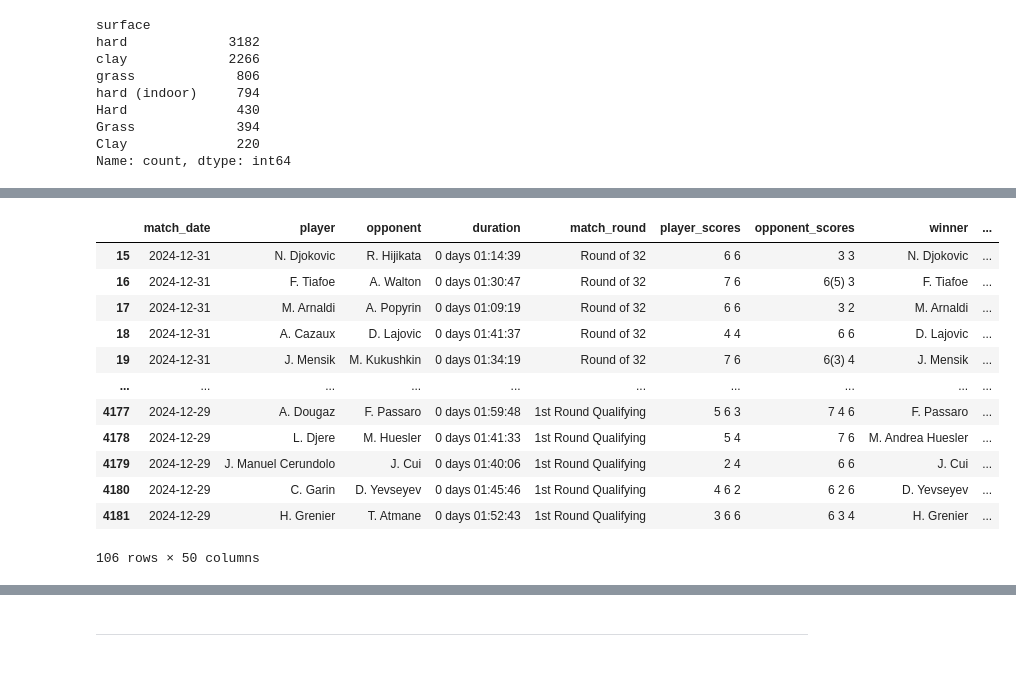
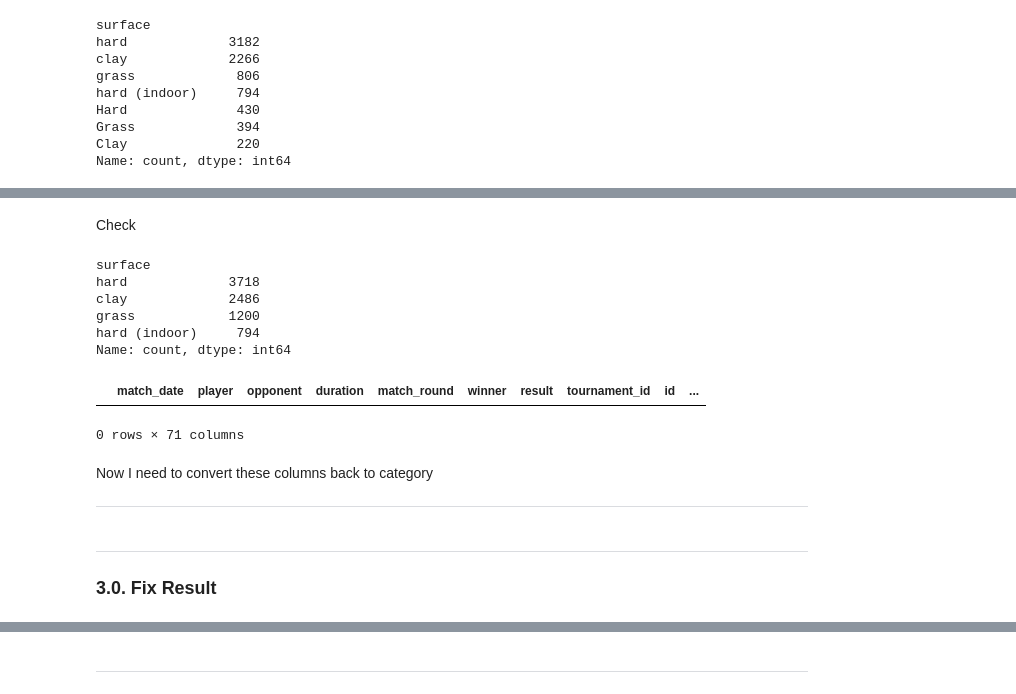
Before and after one commit to FerrucciS/matchedge, a Jupyter notebook: notebooks/feature_engineering.ipynb, the cells around one changed output, grey strips where cells are left out. Saved outputs shown, nothing was run; the diff lists cells and outputs as text; code cells hidden in the pictures; blank space fills up the shorter version.

```diff
--- a/notebooks/feature_engineering.ipynb
+++ b/notebooks/feature_engineering.ipynb
@@ -219,2 +203,2 @@ p2_df
 # %%
-player_stats_df = pd.concat([p1_df, p2_df], ignore_index=True)
+df_matches = pd.concat([p1_df, p2_df], ignore_index=True)
@@ -271,0 +217,27 @@ player_stats_df.describe()
+# %%
+df_matches.rename(columns={
+    'first_serve': 'first_serve_percentage',
+    '1st_serve_points_won': '1st_serve_percentage_won',
+    '2nd_serve_points_won': '2nd_serve_percentage_won',
+    'break_points_saved': 'break_points_percentage_saved',
+    '1st_serve_return_points_won': '1st_serve_return_percentage_won',
+    '2nd_serve_return_points_won': '2nd_serve_return_percentage_won',
+    'break_points_converted': 'break_points_converted_percentage',
+    'net_points_won': 'percent_net_points_won',
+    'service_points_won': 'service_points_percent_won',
+    'return_points_won': 'return_points_percent_won',
+    'total_points_won': 'percent_total_points_won',
+}, inplace=True)
+df_matches.rename(columns={
+    'opponent_first_serve': 'opponent_first_serve_percentage',
+    'opponent_1st_serve_points_won': 'opponent_1st_serve_percentage_won',
+    'opponent_2nd_serve_points_won': 'opponent_2nd_serve_percentage_won',
+    'opponent_break_points_saved': 'opponent_break_points_percentage_saved',
+    'opponent_1st_serve_return_points_won': 'opponent_1st_serve_return_percentage_won',
+    'opponent_2nd_serve_return_points_won': 'opponent_2nd_serve_return_percentage_won',
+    'opponent_break_points_converted': 'opponent_break_points_converted_percentage',
+    'opponent_net_points_won': 'opponent_percent_net_points_won',
+    'opponent_service_points_won': 'opponent_service_points_percent_won',
+    'opponent_return_points_won': 'opponent_return_points_percent_won',
+    'opponent_total_points_won': 'opponent_percent_total_points_won'
+}, inplace=True)
@@ -287,18 +278,30 @@ Name: count, dtype: int64
 # %%
 df_tournament = pd.read_csv('/Users/samueleferrucci/Documents/Coding/Projects/Tennis ML/data/clean/all_tournaments.csv')
+# %%
+# Create a lookup DataFrame with the tournament_id as index
+df_tournament_sub = df_tournament[(df_tournament['id']==339) | (df_tournament['id']==336)]
+tournament_lookup = df_tournament_sub.set_index('id')[['level', 'location', 'surface']]
+
+# Fill missing values in df_matches by mapping from lookup
+for col in ['level', 'location', 'surface']:
+    df_matches[col] = df_matches[col].fillna(
+        df_matches['tournament_id'].map(tournament_lookup[col])
+    )
+# %%
+df_matches["surface"] = df_matches["surface"].apply(lambda x: x.lower())
+# %% [markdown]
+Check
+# %%
+df_matches["surface"].value_counts()
+# %% [output]
+surface
+hard             3718
+clay             2486
+grass            1200
+hard (indoor)     794
+Name: count, dtype: int64
 # %%
-player_stats_df[player_stats_df["surface"].isna()]
+df_matches[df_matches["surface"].isna()]
 # %% [output]
-|  | match_date | player | opponent | duration | match_round | player_scores | opponent_scores | winner | ... |
-| 15 | 2024-12-31 | N. Djokovic | R. Hijikata | 0 days 01:14:39 | Round of 32 | 6 6 | 3 3 | N. Djokovic | ... |
-| 16 | 2024-12-31 | F. Tiafoe | A. Walton | 0 days 01:30:47 | Round of 32 | 7 6 | 6(5) 3 | F. Tiafoe | ... |
-| 17 | 2024-12-31 | M. Arnaldi | A. Popyrin | 0 days 01:09:19 | Round of 32 | 6 6 | 3 2 | M. Arnaldi | ... |
-| 18 | 2024-12-31 | A. Cazaux | D. Lajovic | 0 days 01:41:37 | Round of 32 | 4 4 | 6 6 | D. Lajovic | ... |
-| 19 | 2024-12-31 | J. Mensik | M. Kukushkin | 0 days 01:34:19 | Round of 32 | 7 6 | 6(3) 4 | J. Mensik | ... |
-| ... | ... | ... | ... | ... | ... | ... | ... | ... | ... |
-| 4177 | 2024-12-29 | A. Dougaz | F. Passaro | 0 days 01:59:48 | 1st Round Qualifying | 5 6 3 | 7 4 6 | F. Passaro | ... |
-| 4178 | 2024-12-29 | L. Djere | M. Huesler | 0 days 01:41:33 | 1st Round Qualifying | 5 4 | 7 6 | M. Andrea Huesler | ... |
-| 4179 | 2024-12-29 | J. Manuel Cerundolo | J. Cui | 0 days 01:40:06 | 1st Round Qualifying | 2 4 | 6 6 | J. Cui | ... |
-| 4180 | 2024-12-29 | C. Garin | D. Yevseyev | 0 days 01:45:46 | 1st Round Qualifying | 4 6 2 | 6 2 6 | D. Yevseyev | ... |
-| 4181 | 2024-12-29 | H. Grenier | T. Atmane | 0 days 01:52:43 | 1st Round Qualifying | 3 6 6 | 6 3 4 | H. Grenier | ... |
+|  | match_date | player | opponent | duration | match_round | winner | result | tournament_id | id | ... |
-106 rows × 50 columns
+0 rows × 71 columns
@@ -314,0 +308,4 @@ for col in ['level', 'location', 'surface']:
+# %% [markdown]
+Now I need to convert these columns back to category
+
+---
@@ -314,0 +324,4 @@ for col in ['level', 'location', 'surface']:
+# %% [markdown]
+---
+
+### 3.0. Fix Result
```
Also changed, not shown: parts of 225 cells of this notebook, 2 other files.
